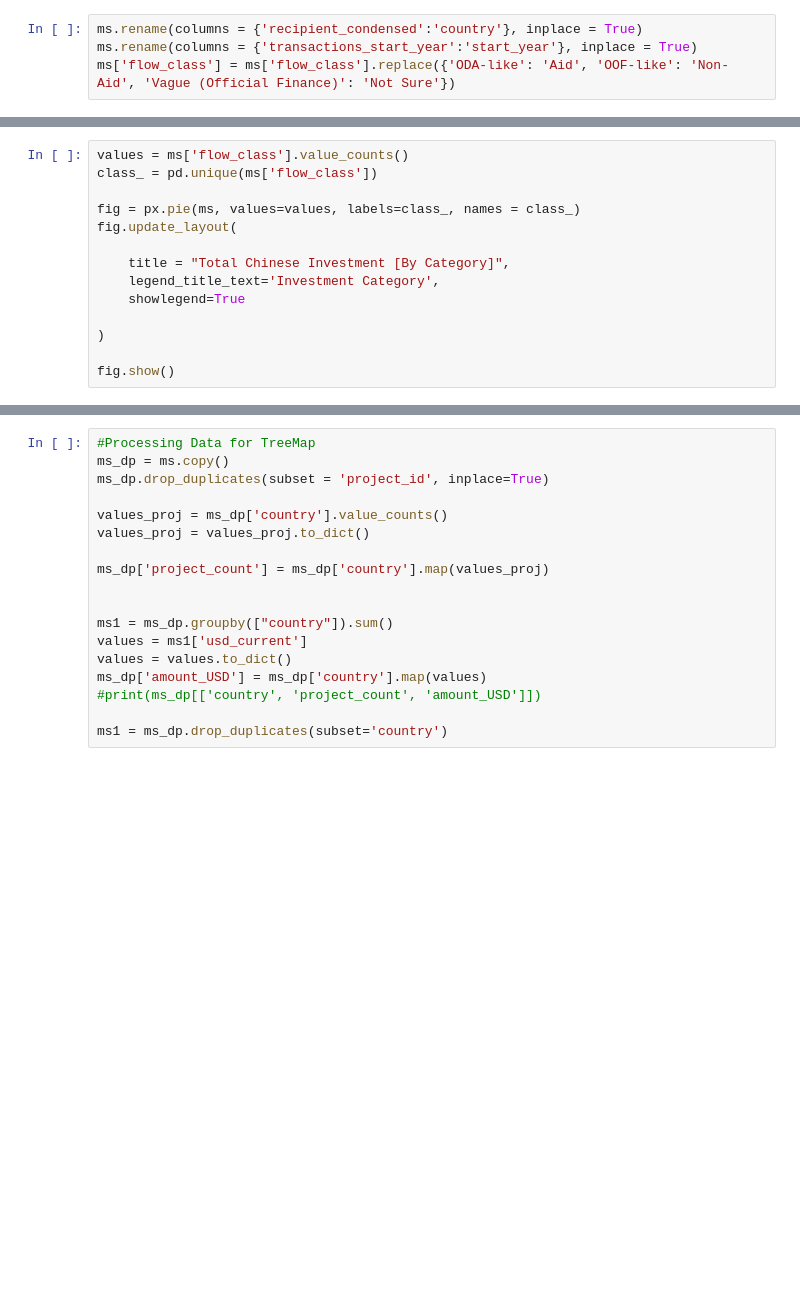
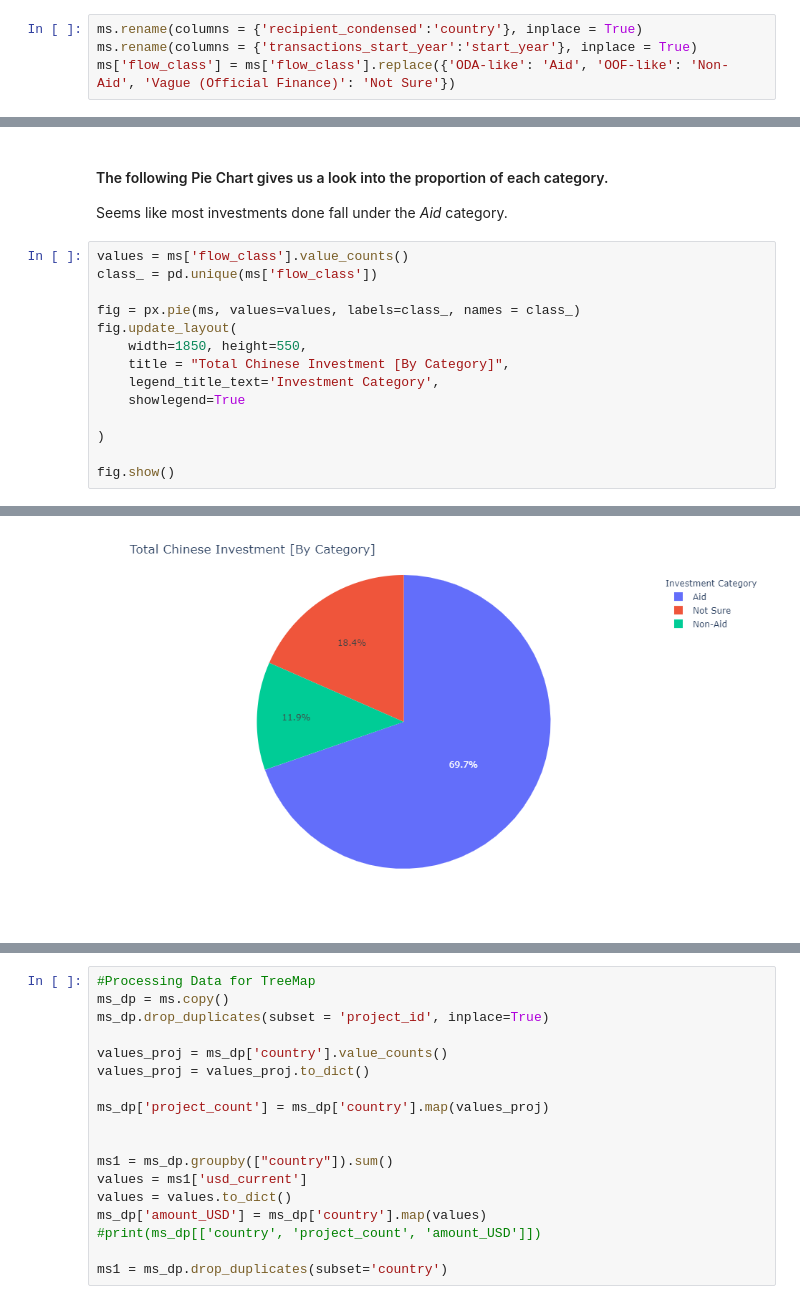
Before and after one commit to unkletam/Investment_Flow_Type_Classification, a Jupyter notebook: financial-flow-type-classification.ipynb, the cells around one changed output, grey strips where cells are left out. Cells and saved outputs as stored; diff of their text form; blank space fills up the shorter version.

```diff
--- a/financial-flow-type-classification.ipynb
+++ b/financial-flow-type-classification.ipynb
@@ -85,10 +76,14 @@ iplot(fig)'''
+# %% [markdown]
+#### The following Pie Chart gives us a look into the proportion of each category.
+
+Seems like most investments done fall under the *Aid* category.
 # %%
 values = ms['flow_class'].value_counts()
 class_ = pd.unique(ms['flow_class'])
 
 fig = px.pie(ms, values=values, labels=class_, names = class_)
 fig.update_layout(
-
+    width=1850, height=550,
     title = "Total Chinese Investment [By Category]",
     legend_title_text='Investment Category',
     showlegend=True
@@ -100,0 +95 @@ fig.show()
+[figure, added]
```
Also changed, not shown: parts of 24 cells of this notebook, 7 other files.
